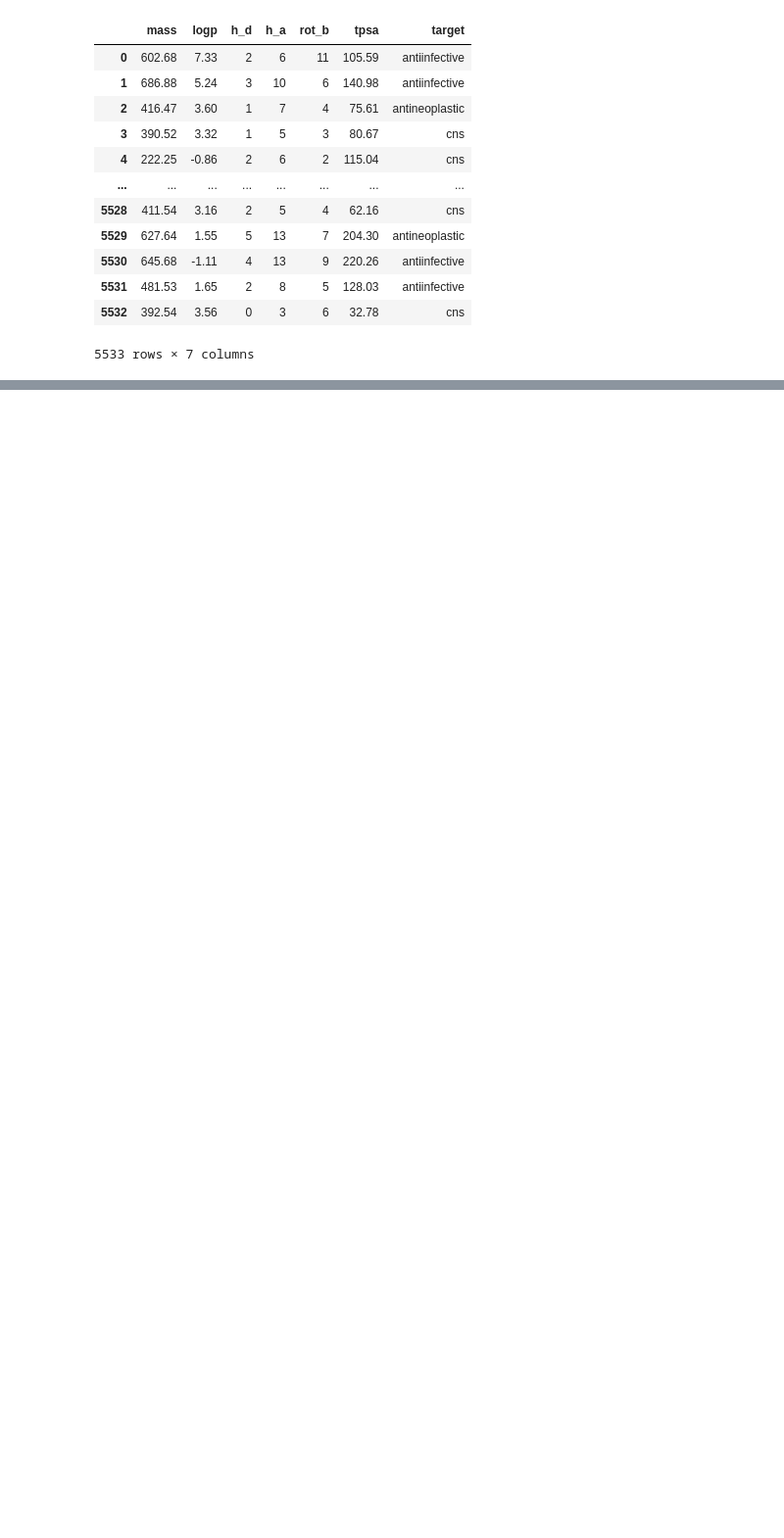
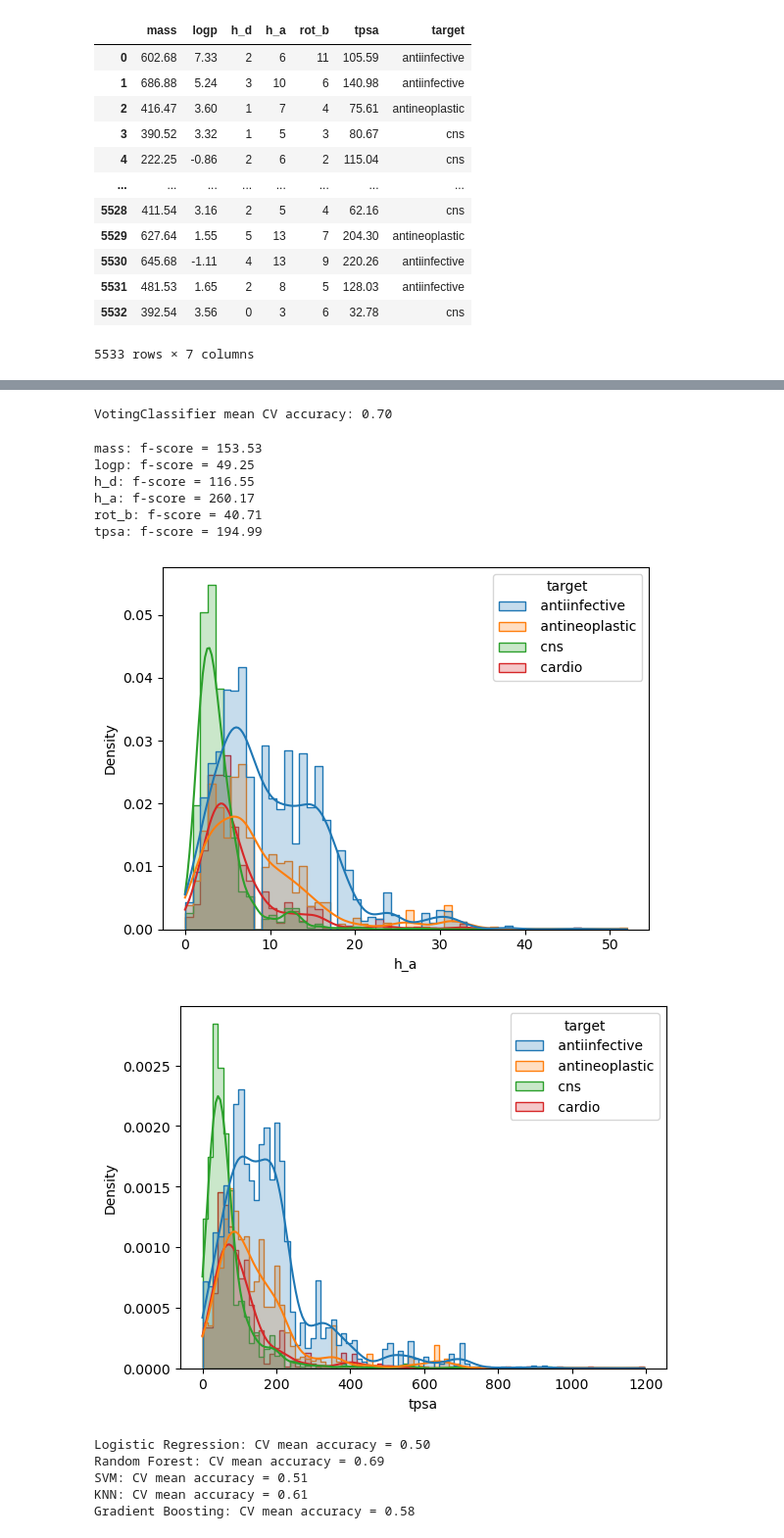
Before and after one commit to fkkarpinski/licencjat_git, a Jupyter notebook: notebook_drugs_prop.ipynb, the cells around one changed output, grey strips where cells are left out. Shown at 98% size. Drawn from its saved outputs; the diff is of its cells as text; code cells hidden in the pictures; blank space fills up the shorter version.

```diff
--- a/notebook_drugs_prop.ipynb
+++ b/notebook_drugs_prop.ipynb
@@ -44,0 +212,71 @@ plt.show()
+# %%
+from sklearn.ensemble import VotingClassifier
+
+clf1 = LogisticRegression(max_iter=1000)
+clf2 = RandomForestClassifier(random_state=8)
+clf3 = KNeighborsClassifier()
+clf4 = GradientBoostingClassifier(random_state=8)
+clf5 = SVC(probability=True)
+
+voting_clf = VotingClassifier(
+    estimators=[
+        ('lr', clf1),
+        ('rf', clf2),
+        ('knn', clf3),
+        ('gb', clf4),
+        ('svm', clf5)
+    ],
+    voting='soft'
+)
+
+scores = cross_val_score(voting_clf, X_train_scaled, y_train, cv=5)
+print(f"VotingClassifier mean CV accuracy: {scores.mean():.2f}")
+# %% [output]
+VotingClassifier mean CV accuracy: 0.70
+# %%
+from sklearn.feature_selection import SelectKBest, f_classif
+
+selector = SelectKBest(score_func=f_classif, k='all')
+selector.fit(X_train_scaled, y_train)
+for name, score in zip(X.columns, selector.scores_):
+    print(f"{name}: f-score = {score:.2f}")
+# %% [output]
+mass: f-score = 153.53
+logp: f-score = 49.25
+h_d: f-score = 116.55
+h_a: f-score = 260.17
+rot_b: f-score = 40.71
+tpsa: f-score = 194.99
+# %%
+for col in ["h_a", "tpsa"]:
+    sns.histplot(data=df, x=col, hue="target", kde=True, element="step", stat="density")
+    plt.show()
+# %% [output]
+[figure, added]
+[figure, added]
+# %%
+X = df[["h_a", "tpsa"]]
+y = df["target"]
+
+X_train, X_test, y_train, y_test = train_test_split(X, y, stratify=y, test_size=0.2, random_state=8)
+
+scaler = StandardScaler()
+X_train_scaled = scaler.fit_transform(X_train)
+
+models = {
+    "Logistic Regression": LogisticRegression(max_iter=1000),
+    "Random Forest": RandomForestClassifier(random_state=8),
+    "SVM": SVC(),
+    "KNN": KNeighborsClassifier(),
+    "Gradient Boosting": GradientBoostingClassifier(random_state=8)
+}
+
+for name, model in models.items():
+    cv_scores = cross_val_score(model, X_train_scaled, y_train, cv=5)
+    print(f"{name}: CV mean accuracy = {cv_scores.mean():.2f}")
+# %% [output]
+Logistic Regression: CV mean accuracy = 0.50
+Random Forest: CV mean accuracy = 0.69
+SVM: CV mean accuracy = 0.51
+KNN: CV mean accuracy = 0.61
+Gradient Boosting: CV mean accuracy = 0.58
```
Also changed, not shown: parts of 18 cells of this notebook.
